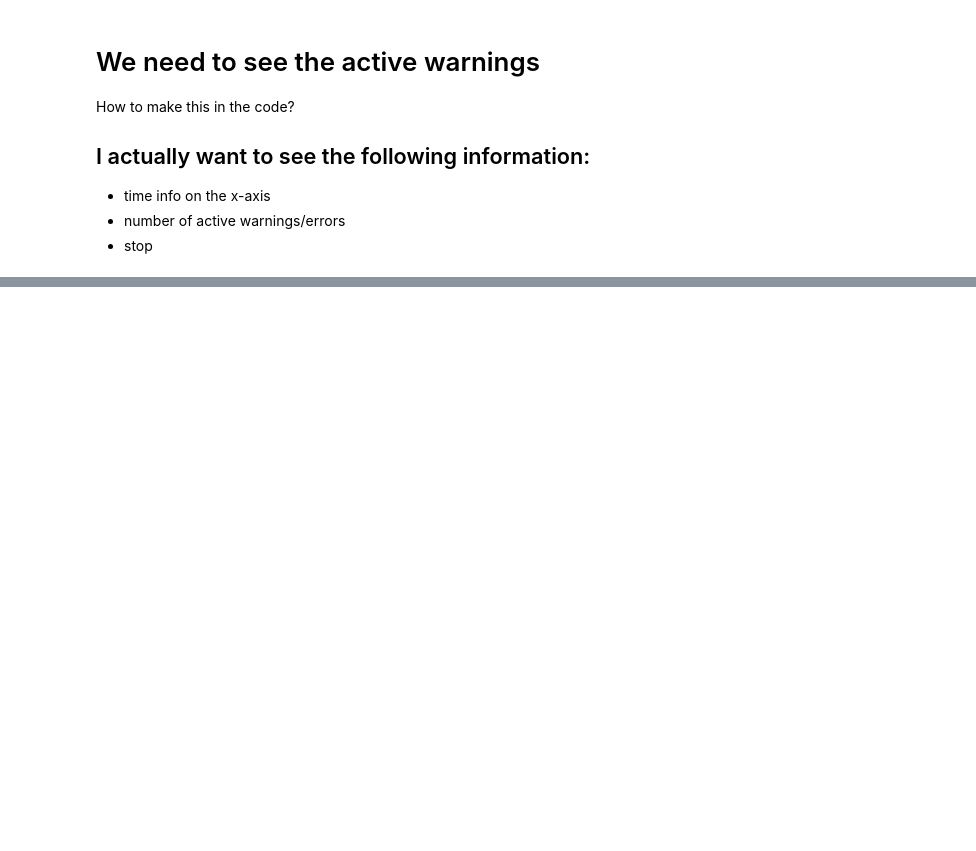
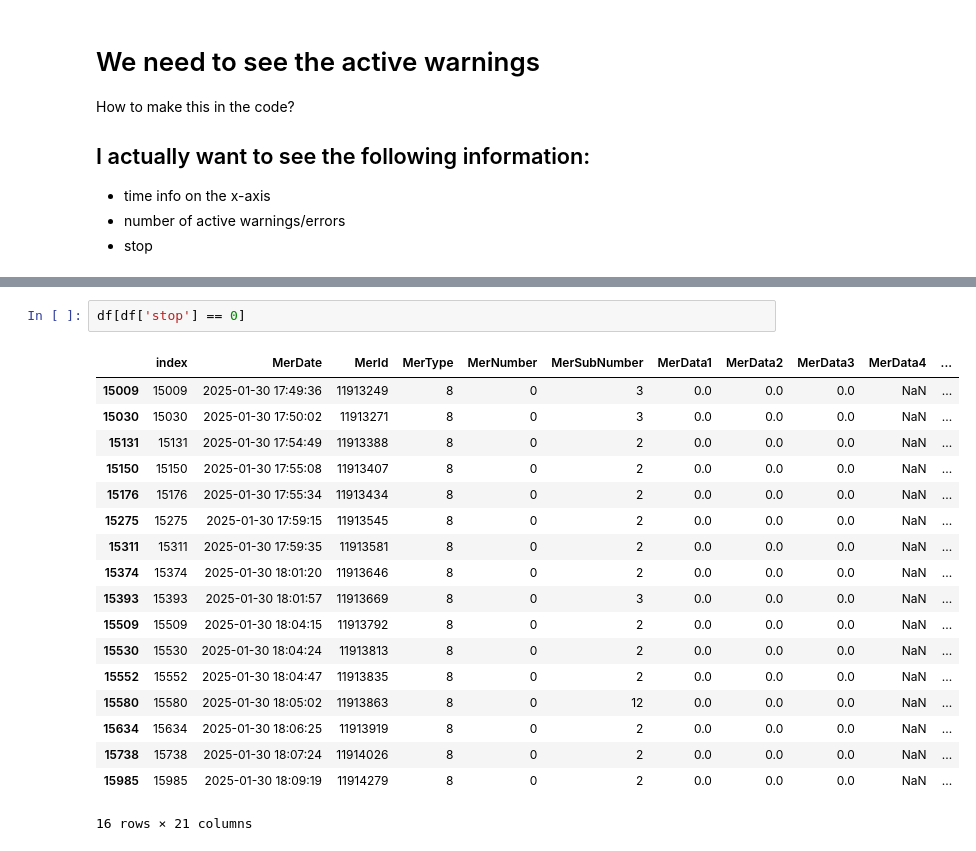
Before and after one commit to AcidSudo/Sanovo_19052025, a Jupyter notebook: exploration_26052025.ipynb, the cells around one changed output, grey strips where cells are left out. Cells and saved outputs as stored; diff of their text form; blank space fills up the shorter version.

```diff
--- a/exploration_26052025.ipynb
+++ b/exploration_26052025.ipynb
@@ -235,0 +261,21 @@ How to make this in the code?
+# %%
+df[df['stop'] == 0]
+# %% [output]
+|  | index | MerDate | MerId | MerType | MerNumber | MerSubNumber | MerData1 | MerData2 | MerData3 | MerData4 | ... |
+| 15009 | 15009 | 2025-01-30 17:49:36 | 11913249 | 8 | 0 | 3 | 0.0 | 0.0 | 0.0 | NaN | ... |
+| 15030 | 15030 | 2025-01-30 17:50:02 | 11913271 | 8 | 0 | 3 | 0.0 | 0.0 | 0.0 | NaN | ... |
+| 15131 | 15131 | 2025-01-30 17:54:49 | 11913388 | 8 | 0 | 2 | 0.0 | 0.0 | 0.0 | NaN | ... |
+| 15150 | 15150 | 2025-01-30 17:55:08 | 11913407 | 8 | 0 | 2 | 0.0 | 0.0 | 0.0 | NaN | ... |
+| 15176 | 15176 | 2025-01-30 17:55:34 | 11913434 | 8 | 0 | 2 | 0.0 | 0.0 | 0.0 | NaN | ... |
+| 15275 | 15275 | 2025-01-30 17:59:15 | 11913545 | 8 | 0 | 2 | 0.0 | 0.0 | 0.0 | NaN | ... |
+| 15311 | 15311 | 2025-01-30 17:59:35 | 11913581 | 8 | 0 | 2 | 0.0 | 0.0 | 0.0 | NaN | ... |
+| 15374 | 15374 | 2025-01-30 18:01:20 | 11913646 | 8 | 0 | 2 | 0.0 | 0.0 | 0.0 | NaN | ... |
+| 15393 | 15393 | 2025-01-30 18:01:57 | 11913669 | 8 | 0 | 3 | 0.0 | 0.0 | 0.0 | NaN | ... |
+| 15509 | 15509 | 2025-01-30 18:04:15 | 11913792 | 8 | 0 | 2 | 0.0 | 0.0 | 0.0 | NaN | ... |
+| 15530 | 15530 | 2025-01-30 18:04:24 | 11913813 | 8 | 0 | 2 | 0.0 | 0.0 | 0.0 | NaN | ... |
+| 15552 | 15552 | 2025-01-30 18:04:47 | 11913835 | 8 | 0 | 2 | 0.0 | 0.0 | 0.0 | NaN | ... |
+| 15580 | 15580 | 2025-01-30 18:05:02 | 11913863 | 8 | 0 | 12 | 0.0 | 0.0 | 0.0 | NaN | ... |
+| 15634 | 15634 | 2025-01-30 18:06:25 | 11913919 | 8 | 0 | 2 | 0.0 | 0.0 | 0.0 | NaN | ... |
+| 15738 | 15738 | 2025-01-30 18:07:24 | 11914026 | 8 | 0 | 2 | 0.0 | 0.0 | 0.0 | NaN | ... |
+| 15985 | 15985 | 2025-01-30 18:09:19 | 11914279 | 8 | 0 | 2 | 0.0 | 0.0 | 0.0 | NaN | ... |
+16 rows × 21 columns
```
Also changed, not shown: parts of 7 cells of this notebook.
